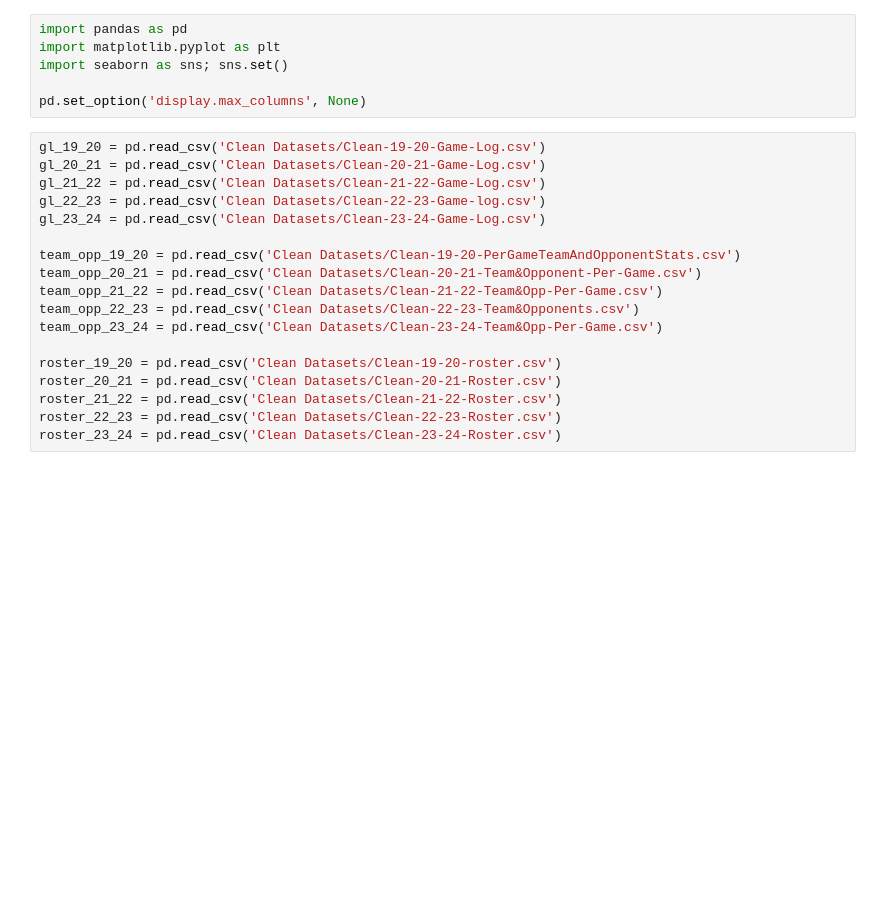
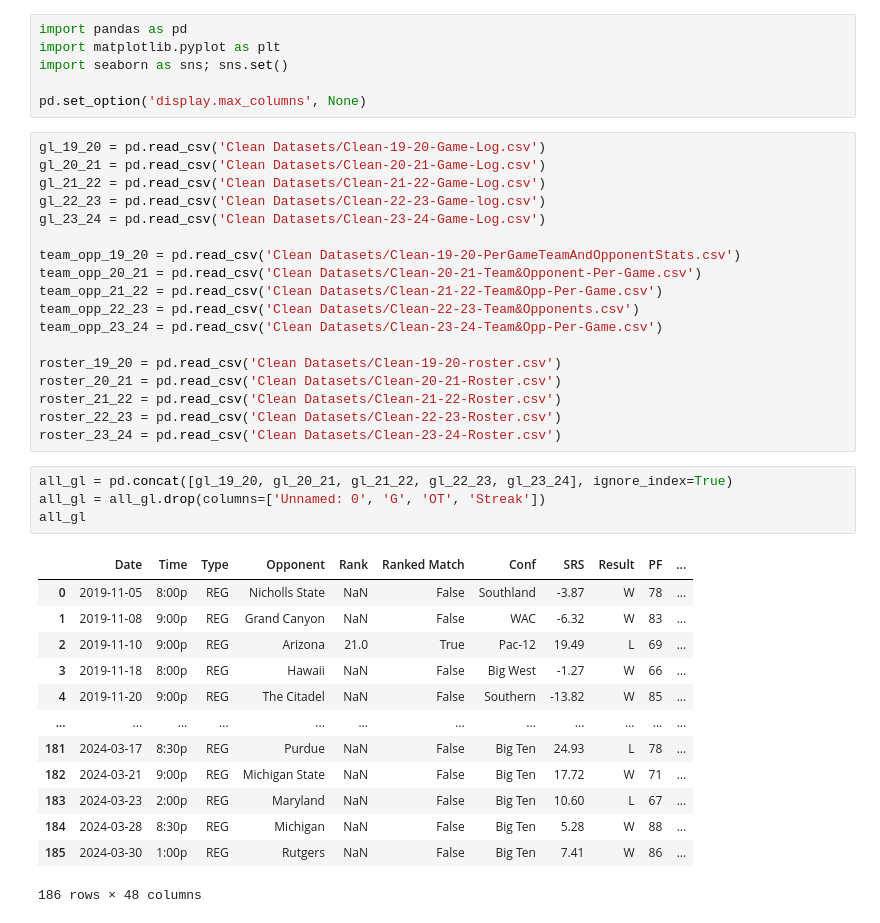
Before and after one commit to isaac-turk/DataDiveFa24, a Jupyter notebook: EDA.ipynb, the cells around one changed output. Cells and saved outputs as stored; diff of their text form; blank space fills up the shorter version.

```diff
--- a/EDA.ipynb
+++ b/EDA.ipynb
@@ -22,3 +22,21 @@ roster_20_21 = pd.read_csv('Clean Datasets/Clean-20-21-Roster.csv')
 roster_21_22 = pd.read_csv('Clean Datasets/Clean-21-22-Roster.csv')
 roster_22_23 = pd.read_csv('Clean Datasets/Clean-22-23-Roster.csv')
 roster_23_24 = pd.read_csv('Clean Datasets/Clean-23-24-Roster.csv')
+# %%
+all_gl = pd.concat([gl_19_20, gl_20_21, gl_21_22, gl_22_23, gl_23_24], ignore_index=True)
+all_gl = all_gl.drop(columns=['Unnamed: 0', 'G', 'OT', 'Streak'])
+all_gl
+# %% [output]
+|  | Date | Time | Type | Opponent | Rank | Ranked Match | Conf | SRS | Result | PF | ... |
+| 0 | 2019-11-05 | 8:00p | REG | Nicholls State | NaN | False | Southland | -3.87 | W | 78 | ... |
+| 1 | 2019-11-08 | 9:00p | REG | Grand Canyon | NaN | False | WAC | -6.32 | W | 83 | ... |
+| 2 | 2019-11-10 | 9:00p | REG | Arizona | 21.0 | True | Pac-12 | 19.49 | L | 69 | ... |
+| 3 | 2019-11-18 | 8:00p | REG | Hawaii | NaN | False | Big West | -1.27 | W | 66 | ... |
+| 4 | 2019-11-20 | 9:00p | REG | The Citadel | NaN | False | Southern | -13.82 | W | 85 | ... |
+| ... | ... | ... | ... | ... | ... | ... | ... | ... | ... | ... | ... |
+| 181 | 2024-03-17 | 8:30p | REG | Purdue | NaN | False | Big Ten | 24.93 | L | 78 | ... |
+| 182 | 2024-03-21 | 9:00p | REG | Michigan State | NaN | False | Big Ten | 17.72 | W | 71 | ... |
+| 183 | 2024-03-23 | 2:00p | REG | Maryland | NaN | False | Big Ten | 10.60 | L | 67 | ... |
+| 184 | 2024-03-28 | 8:30p | REG | Michigan | NaN | False | Big Ten | 5.28 | W | 88 | ... |
+| 185 | 2024-03-30 | 1:00p | REG | Rutgers | NaN | False | Big Ten | 7.41 | W | 86 | ... |
+186 rows × 48 columns
```
Also changed, not shown: parts of 1 cell of this notebook.
